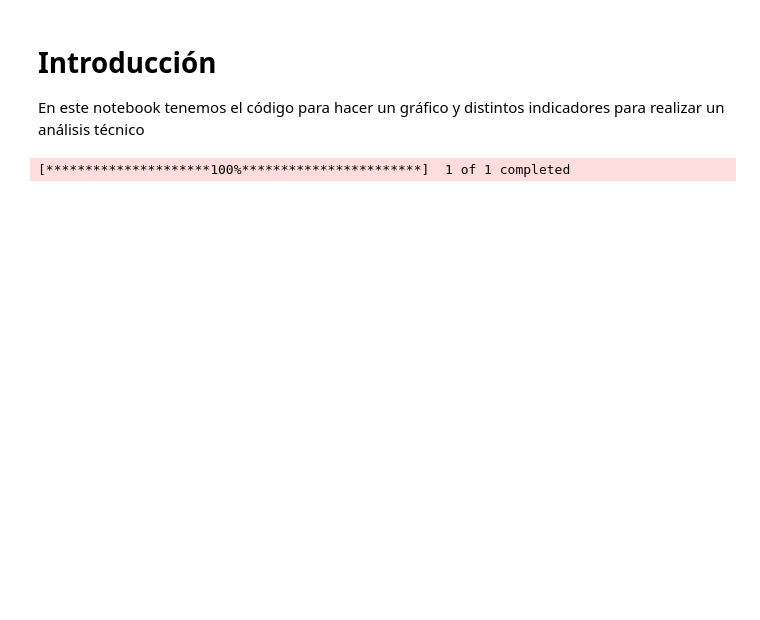
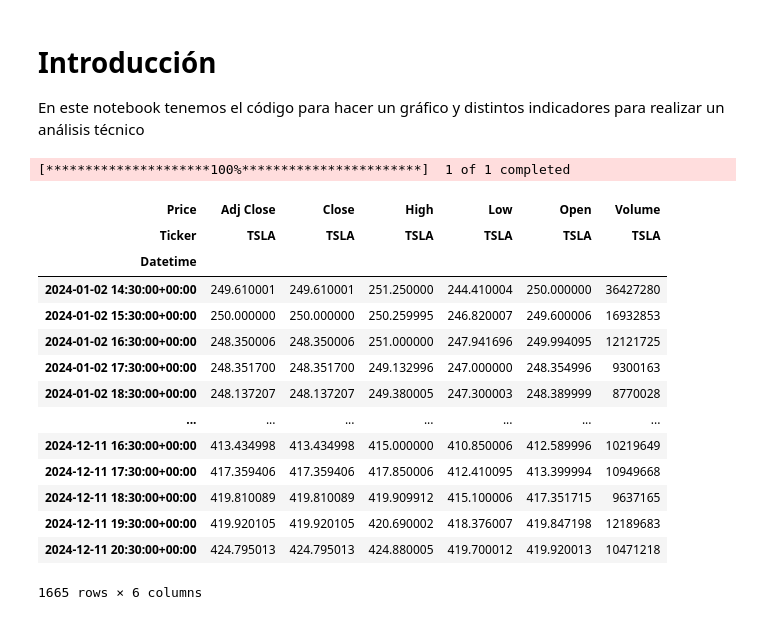
Before and after one commit to nestorap/sotck_app, a Jupyter notebook: notebooks/analisis_tecnico.ipynb, the cells around one changed output. Drawn from its saved outputs; the diff is of its cells as text; code cells hidden in the pictures; blank space fills up the shorter version.

```diff
--- a/notebooks/analisis_tecnico.ipynb
+++ b/notebooks/analisis_tecnico.ipynb
@@ -13,10 +13,24 @@ from lightweight_charts import Chart
 # Descargamos los datos de apple mismo
 start_date = "2024-01-01"
 end_date = "2024-12-12"
-interval='1d'
+interval='1h'
 # %%
-
-
-df = yf.download("AAPL", start=start_date, end=end_date)
+df = yf.download("TSLA", start=start_date, end=end_date, interval=interval)
+df
 # %% [output]
 [*********************100%***********************]  1 of 1 completed
+| Price | Adj Close | Close | High | Low | Open | Volume |
+| Ticker | TSLA | TSLA | TSLA | TSLA | TSLA | TSLA |
+| Datetime |  |  |  |  |  |  |
+| 2024-01-02 14:30:00+00:00 | 249.610001 | 249.610001 | 251.250000 | 244.410004 | 250.000000 | 36427280 |
+| 2024-01-02 15:30:00+00:00 | 250.000000 | 250.000000 | 250.259995 | 246.820007 | 249.600006 | 16932853 |
+| 2024-01-02 16:30:00+00:00 | 248.350006 | 248.350006 | 251.000000 | 247.941696 | 249.994095 | 12121725 |
+| 2024-01-02 17:30:00+00:00 | 248.351700 | 248.351700 | 249.132996 | 247.000000 | 248.354996 | 9300163 |
+| 2024-01-02 18:30:00+00:00 | 248.137207 | 248.137207 | 249.380005 | 247.300003 | 248.389999 | 8770028 |
+| ... | ... | ... | ... | ... | ... | ... |
+| 2024-12-11 16:30:00+00:00 | 413.434998 | 413.434998 | 415.000000 | 410.850006 | 412.589996 | 10219649 |
+| 2024-12-11 17:30:00+00:00 | 417.359406 | 417.359406 | 417.850006 | 412.410095 | 413.399994 | 10949668 |
+| 2024-12-11 18:30:00+00:00 | 419.810089 | 419.810089 | 419.909912 | 415.100006 | 417.351715 | 9637165 |
+| 2024-12-11 19:30:00+00:00 | 419.920105 | 419.920105 | 420.690002 | 418.376007 | 419.847198 | 12189683 |
+| 2024-12-11 20:30:00+00:00 | 424.795013 | 424.795013 | 424.880005 | 419.700012 | 419.920013 | 10471218 |
+1665 rows × 6 columns
```
Also changed, not shown: parts of 8 cells of this notebook, 2 other files.
